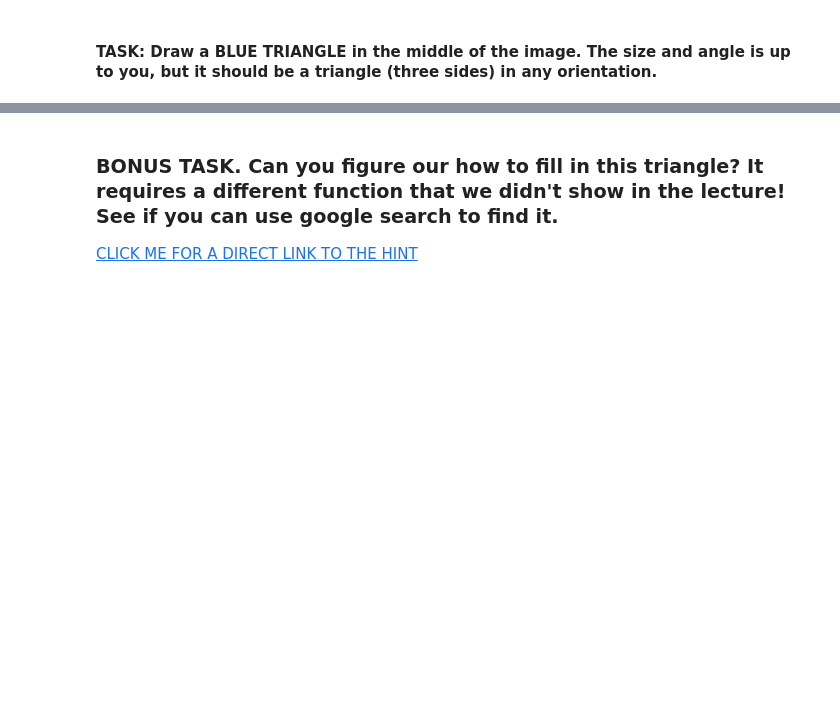
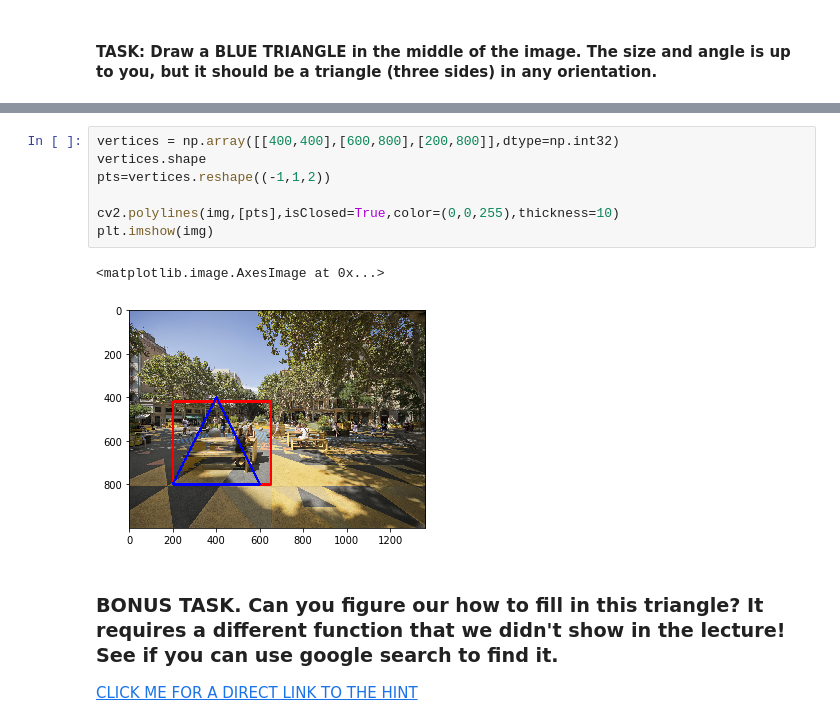
Before and after one commit to Aldo23/GSS20AI, a Jupyter notebook: DAY_02/ASSIGNMENT/ASSESMENTS/EX_02-Image-Basics-Assessment.ipynb, the cells around one changed output, grey strips where cells are left out. Drawn from its saved outputs; the diff is of its cells as text; blank space fills up the shorter version.

```diff
--- a/DAY_02/ASSIGNMENT/ASSESMENTS/EX_02-Image-Basics-Assessment.ipynb
+++ b/DAY_02/ASSIGNMENT/ASSESMENTS/EX_02-Image-Basics-Assessment.ipynb
@@ -38,3 +50,13 @@
+# %%
+vertices = np.array([[400,400],[600,800],[200,800]],dtype=np.int32)
+vertices.shape
+pts=vertices.reshape((-1,1,2))
+
+cv2.polylines(img,[pts],isClosed=True,color=(0,0,255),thickness=10)
+plt.imshow(img)
+# %% [output]
+<matplotlib.image.AxesImage at 0x...>
+[figure, added]
 # %% [markdown]
 ### BONUS TASK. Can you figure our how to fill in this triangle? It requires a different function that we didn't show in the lecture! See if you can use google search to find it.
 
```
Also changed, not shown: parts of 17 cells of this notebook, 1 other file.
